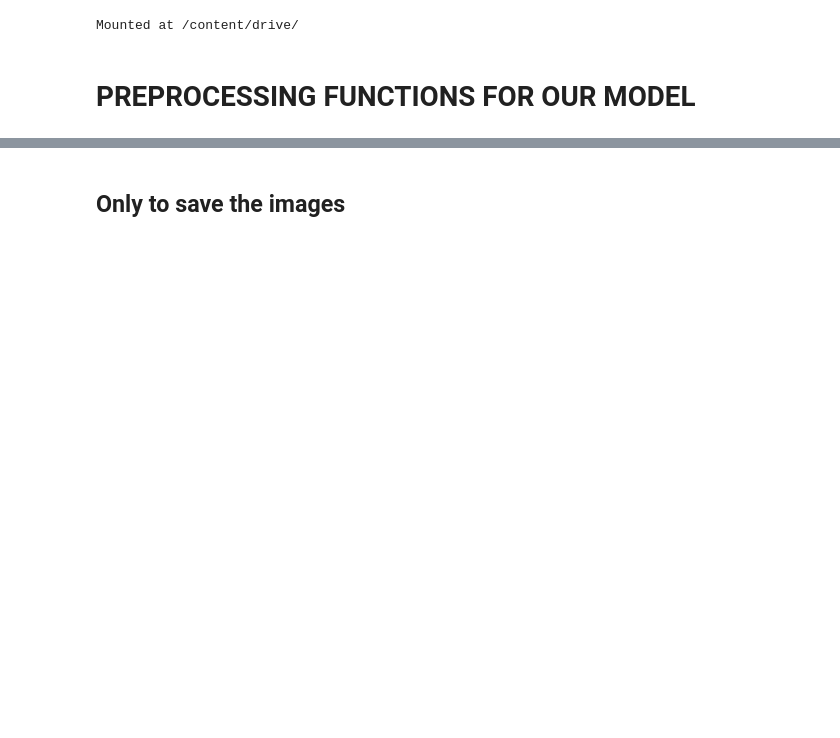
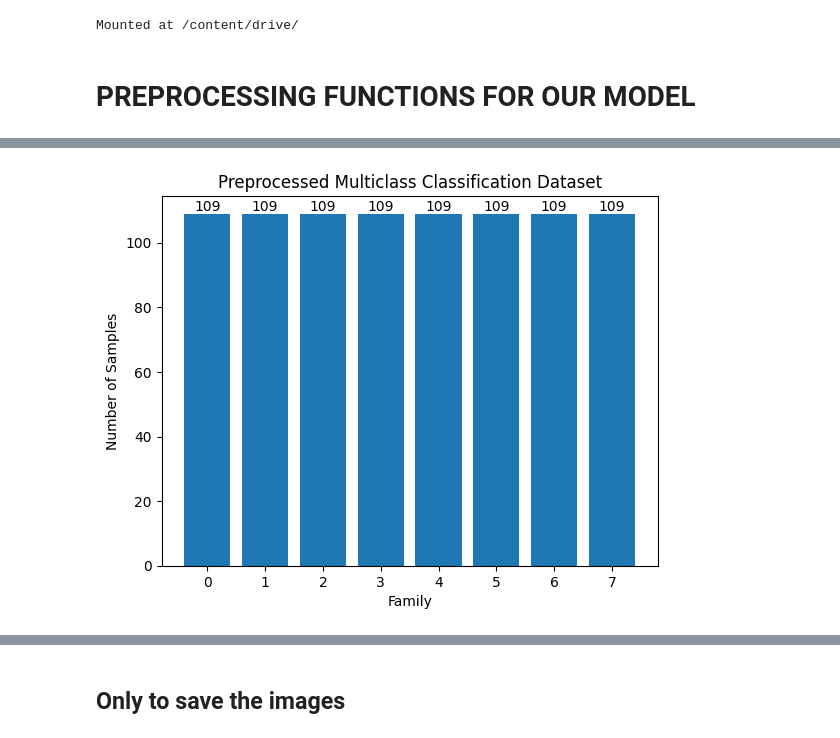
Before and after one commit to NicoFerrari1999/CRAMP-Ransomware, a Jupyter notebook: Multiclass_Classifier.ipynb, the cells around one changed output, grey strips where cells are left out. Cells and saved outputs as stored; diff of their text form; code cells hidden in the pictures; blank space fills up the shorter version.

```diff
--- a/Multiclass_Classifier.ipynb
+++ b/Multiclass_Classifier.ipynb
@@ -168,18 +186,20 @@ df = pd.concat([pd.DataFrame(X_resampled, columns=X.columns), pd.DataFrame(y_res
 # %%
 label_counts = df['Label'].value_counts()
 
 plt.bar(label_counts.index.astype(int), label_counts.values)
 
 plt.xlabel('Family')
 plt.ylabel('Number of Samples')
 plt.title('Preprocessed Multiclass Classification Dataset')
 
-plt.xticks([0, 1, 2, 3, 4, 5, 6, 7,8,9,10,11,12])
+plt.xticks([0, 1, 2, 3, 4, 5, 6, 7])
 
 for i, count in enumerate(label_counts.values):
     plt.text(label_counts.index[i], count, str(count), ha='center', va='bottom')
 
 plt.show()
+# %% [output]
+[figure, added]
 # %%
 data = strip_sequences(df=df, column_name="Sequence")
 a = create_markov_mrtx_list(data)
```
Also changed, not shown: parts of 18 cells of this notebook, 2 other files.
